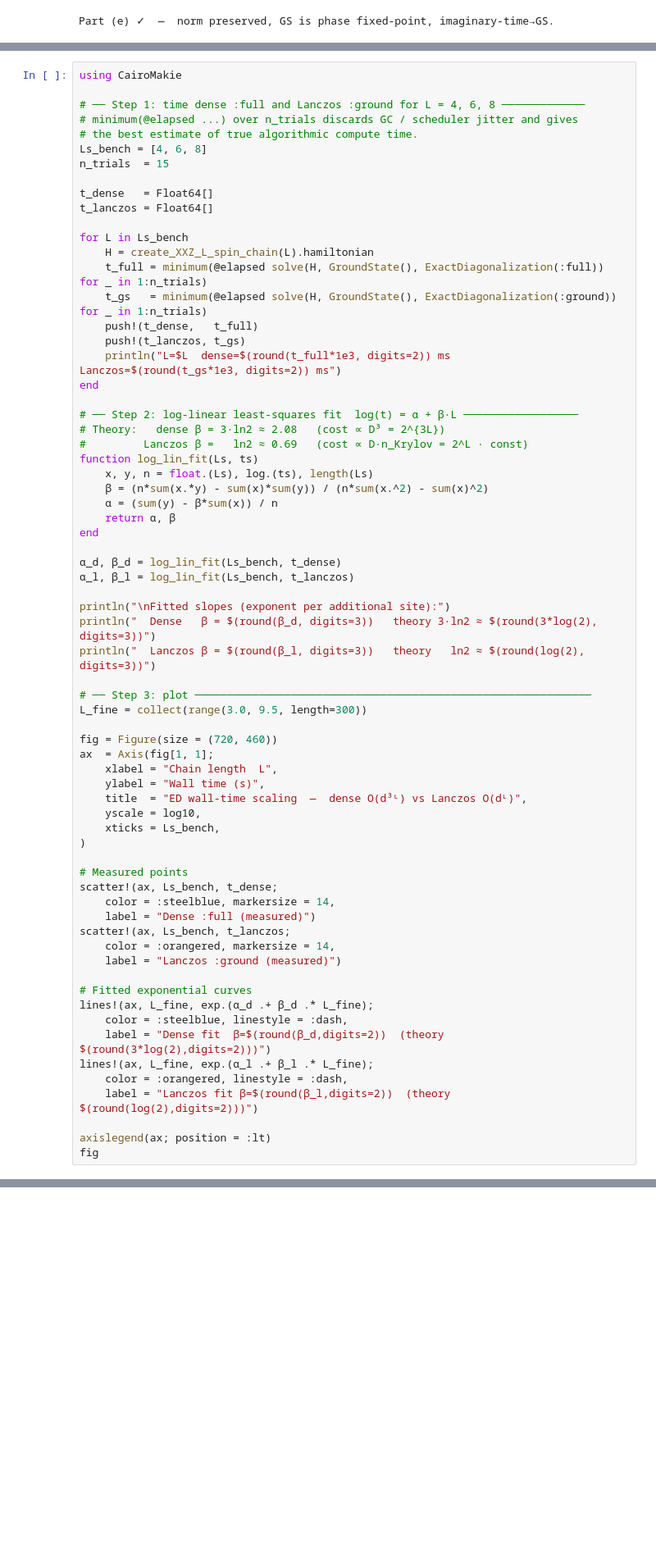
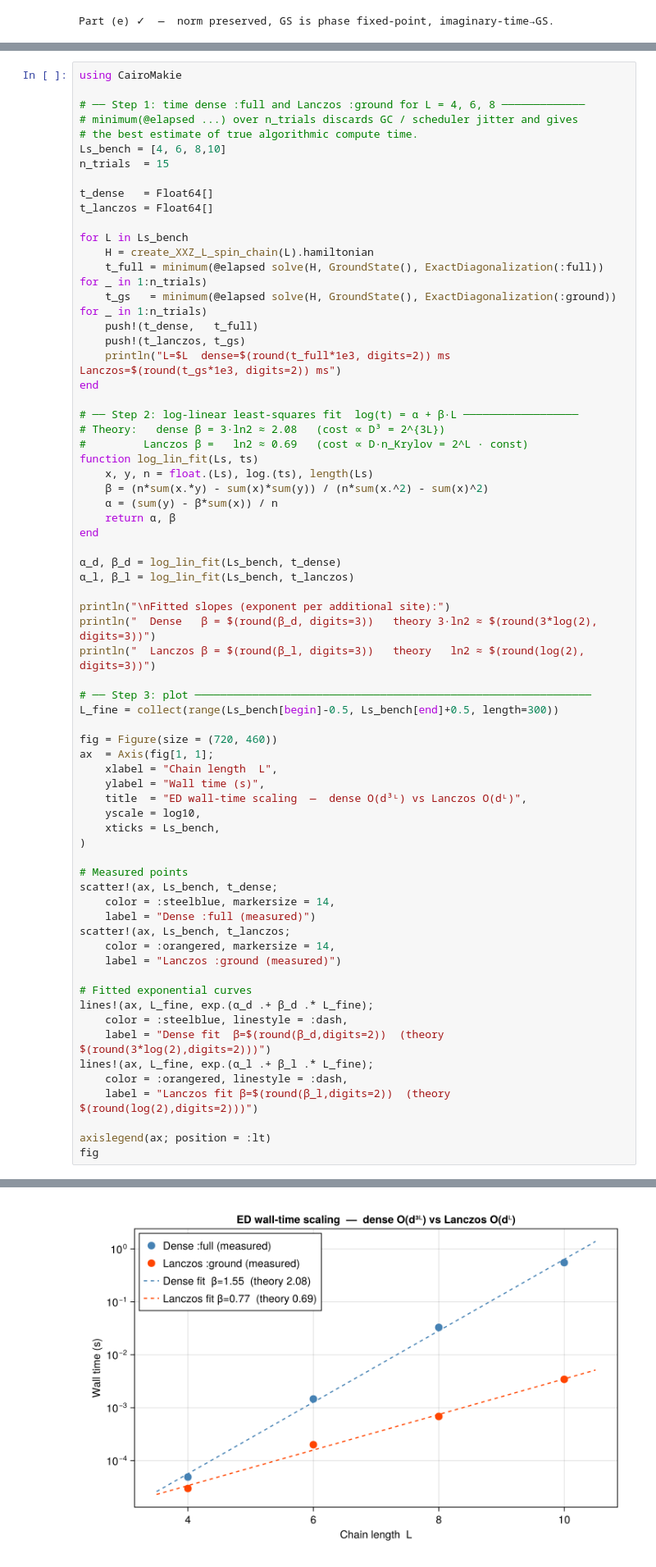
Before and after one commit to knottyanyon/Qritical.jl, a Jupyter notebook: docs/src/exercises/10/ed_toy.ipynb, the cells around one changed output, grey strips where cells are left out. Shown at 82% size. Cells and saved outputs as stored; diff of their text form; blank space fills up the shorter version.

```diff
--- a/docs/src/exercises/10/ed_toy.ipynb
+++ b/docs/src/exercises/10/ed_toy.ipynb
@@ -396,7 +457,7 @@ using CairoMakie
 # ── Step 1: time dense :full and Lanczos :ground for L = 4, 6, 8 ─────────────
 # minimum(@elapsed ...) over n_trials discards GC / scheduler jitter and gives
 # the best estimate of true algorithmic compute time.
-Ls_bench = [4, 6, 8]
+Ls_bench = [4, 6, 8,10]
 n_trials  = 15
 
 t_dense   = Float64[]
@@ -429,7 +490,7 @@ println("  Dense   β = $(round(β_d, digits=3))   theory 3·ln2 ≈ $(round(3*l
 println("  Lanczos β = $(round(β_l, digits=3))   theory   ln2 ≈ $(round(log(2),   digits=3))")
 
 # ── Step 3: plot ──────────────────────────────────────────────────────────────
-L_fine = collect(range(3.0, 9.5, length=300))
+L_fine = collect(range(Ls_bench[begin]-0.5, Ls_bench[end]+0.5, length=300))
 
 fig = Figure(size = (720, 460))
 ax  = Axis(fig[1, 1];
@@ -458,3 +519,4 @@ lines!(ax, L_fine, exp.(α_l .+ β_l .* L_fine);
 
 axislegend(ax; position = :lt)
 fig
+# %% [output]
@@ -460,0 +531 @@ fig
+[figure, added]
```
Also changed, not shown: parts of 7 cells of this notebook.
